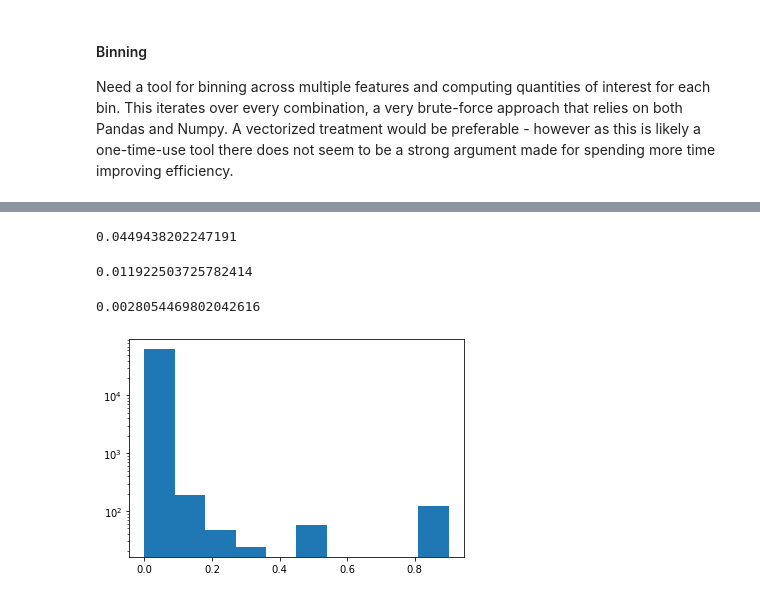
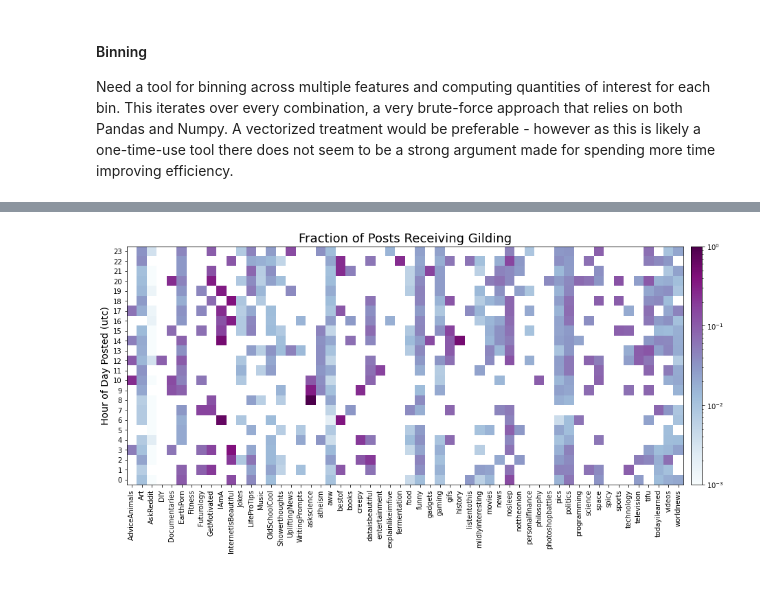
Before and after one commit to DillonNMorse/Reddit_Award_Predictor, a Jupyter notebook: train_model/Baseline_Predictive_Model.ipynb, the cells around one changed output, grey strips where cells are left out. Saved outputs shown, nothing was run; the diff lists cells and outputs as text; code cells hidden in the pictures.

Commit message:
Build out model

```diff
--- a/train_model/Baseline_Predictive_Model.ipynb
+++ b/train_model/Baseline_Predictive_Model.ipynb
@@ -426,17 +55,25 @@ from sklearn.metrics import precision_score, recall_score
-# %%
-precision_score(data_test['gilded'], predictions)
-# %% [output]
-0.0449438202247191
-# %%
-recall_score(data_test['gilded'], predictions)
-# %% [output]
-0.011922503725782414
-# %%
-predictions.sum()/len(predictions)
-# %% [output]
-0.0028054469802042616
-# %%
-plt.hist(clf.predicted_fracs)
-plt.gca().set_yscale('log')
-# %% [output]
-[figure, removed]
+# %%
+label_fsize = 14
+title_fsize = 18
+# %%
+prob_sub_time = MyProbBuilder(['subreddit', 'post_hour'])
+prob_sub_time.fit(df, df['gilded'])
+
+subr_time_array = prob_sub_time.fracs_array().transpose()
+
+fig, ax = plt.subplots(1,1, figsize=(15,15))
+
+hmap = ax.imshow(subr_time_array, cmap = 'BuPu', norm=LogNorm(vmin=0.001, vmax = subr_time_array.max()))
+ax.set_yticks(range(len(prob_sub_time.feat1_values)))
+ax.set_xticks(range(len(prob_sub_time.feat0_values)))
+ax.set_xticklabels(prob_sub_time.feat0_values, rotation = 90)
+ax.invert_yaxis()
+divider = make_axes_locatable(ax)
+cax = divider.append_axes("right", size="2%", pad=0.15)
+plt.colorbar(hmap, cax = cax)
+
+ax.set_ylabel('Hour of Day Posted (utc)', fontsize = label_fsize)
+ax.set_title('Fraction of Posts Receiving Gilding', fontsize = title_fsize)
+plt.show()
+# %% [output]
+[figure, added]
```
Also changed, not shown: parts of 20 cells of this notebook, 4 other files.
